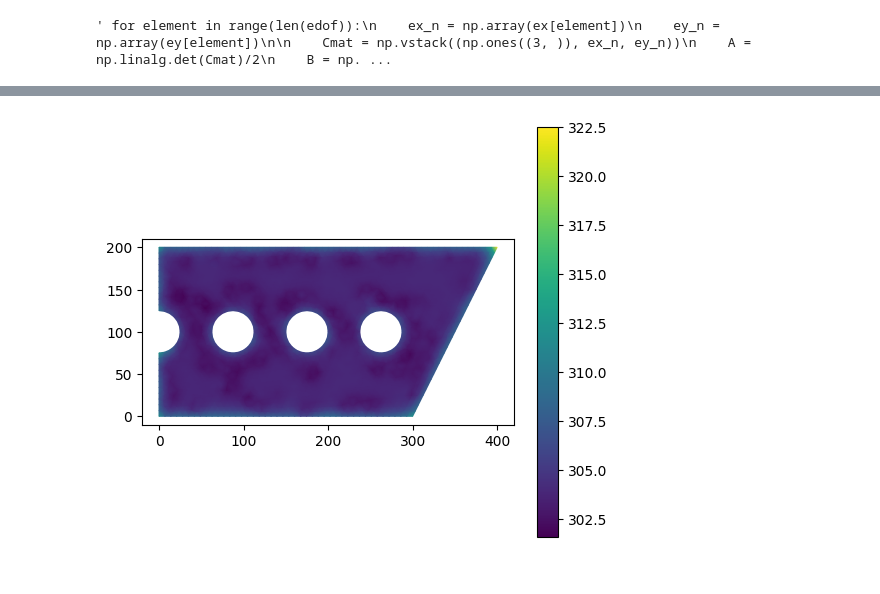
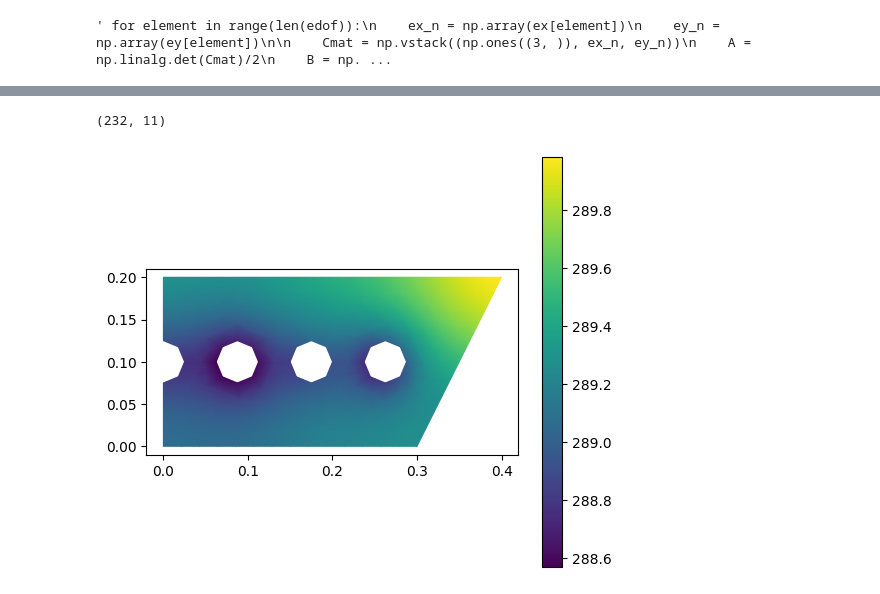
Before and after one commit to HermanEfr/Femprojekt, a Jupyter notebook: fem_proj.ipynb, the cells around one changed output, grey strips where cells are left out. Saved outputs shown, nothing was run; the diff lists cells and outputs as text; code cells hidden in the pictures.

```diff
--- a/fem_proj.ipynb
+++ b/fem_proj.ipynb
@@ -104,7 +105,7 @@ mesh = cfm.GmshMesh(g)
 
 mesh.el_type = 2         # Element type is triangle
 mesh.dofs_per_node = 1     # Degrees of freedom per node
-mesh.el_size_factor = 7  # Element size Factor
+mesh.el_size_factor = 0.050  # Element size Factor
 
 coords, edof, dofs, bdofs, elementmarkers = mesh.create()
 
@@ -139,19 +140,19 @@ def stationary_temp(dofs, coords, edof, bdofs):
                 Kce = np.zeros((2,2))
                 if eltopo[i] in bdofs[MARKER_T_INF] and eltopo[j] in bdofs[MARKER_T_INF]:
                     # do convection things
-                    dist = np.linalg.norm(coords[eltopo[i]-1]-coords[eltopo[j]-1])/1000
+                    dist = np.linalg.norm(coords[eltopo[i]-1]-coords[eltopo[j]-1])
                     fe += T_inf*t*alpha_n*dist
                     Kce = alpha_n*t*dist*np.array([[2, 1], [1, 2]])/6
 
                 elif eltopo[i] in bdofs[MARKER_T_IN] and eltopo[j] in bdofs[MARKER_T_IN]:
                     # do const flux
-                    dist = np.linalg.norm(coords[eltopo[i]-1]-coords[eltopo[j]-1])/1000
+                    dist = np.linalg.norm(coords[eltopo[i]-1]-coords[eltopo[j]-1])
                     fe += T_in*t*alpha_c*dist
                     Kce = alpha_c*t*dist*np.array([[2, 1], [1, 2]])/6
 
                 elif eltopo[i] in bdofs[MARKER_T_OUT] and eltopo[j] in bdofs[MARKER_T_OUT]:
                     # do const flux
-                    dist = np.linalg.norm(coords[eltopo[i]-1]-coords[eltopo[j]-1])/1000
+                    dist = np.linalg.norm(coords[eltopo[i]-1]-coords[eltopo[j]-1])
                     fe += T_out*t*alpha_c*dist
                     Kce = alpha_c*t*dist*np.array([[2, 1], [1, 2]])/6
 
@@ -229,9 +233,9 @@ def transient_temp(tend, number_of_steps, dofs, coords, edof, bdofs, charge_func
     return a
 # %%
 def tempfunc_one(time):
-    return 100*np.exp(-144 * ((600-time)/3600)**2 )
+    return 100*np.exp(-144 * ((600-time)/3600)**2 )*1000
 
 def tempfunc_two(time):
     return (time <= 600)*88.42 + 0.00001
 
-a = transient_temp(1000, 10, dofs, coords, edof, bdofs, tempfunc_two)
+a = transient_temp(1000.0, 10, dofs, coords, edof, bdofs, tempfunc_one)
@@ -238,8 +260,10 @@ a = transient_temp(1000, 10, dofs, coords, edof, bdofs, tempfunc_two)
 # %%
+print(a.shape)
 
 cfv.figure()
-cfv.draw_nodal_values_shaded(a[:, 4], coords, edof)
+cfv.draw_nodal_values_shaded(a[:, 5], coords, edof)
 cfv.colorbar()
 cfv.show()
 # %% [output]
+(232, 11)
-[figure, old version]
+[figure, new version]
```
Also changed, not shown: parts of 5 cells of this notebook.
